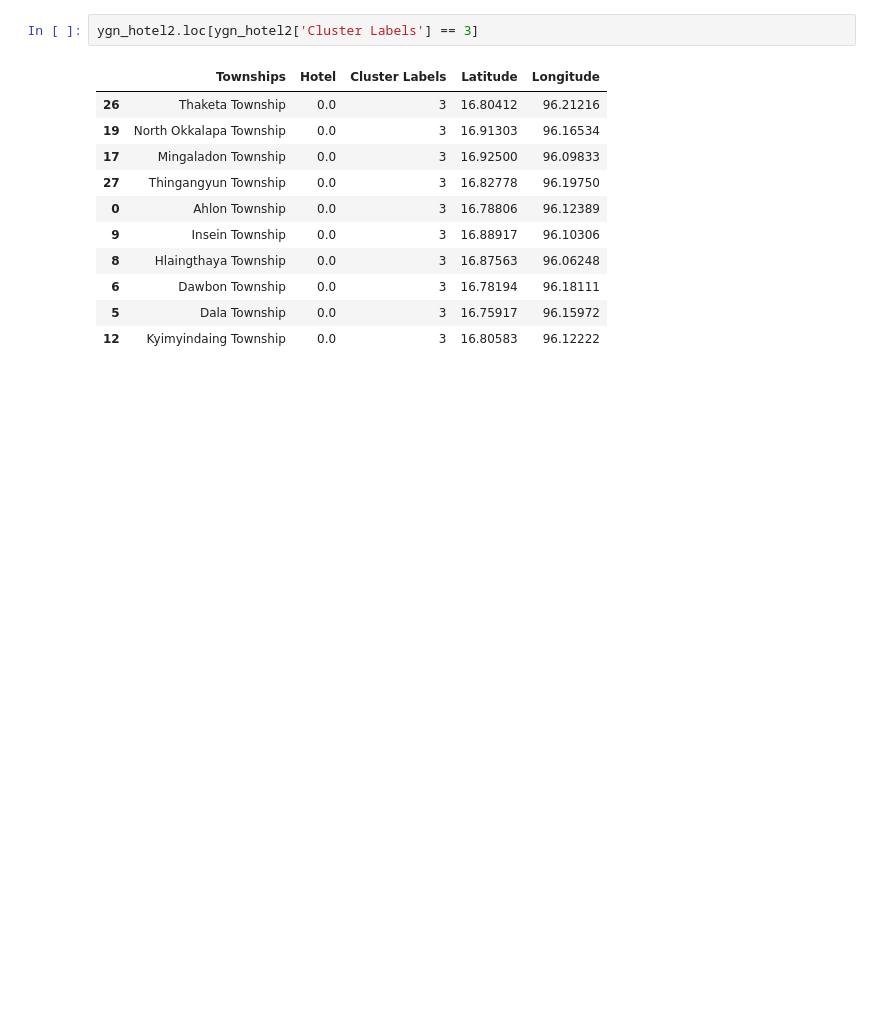
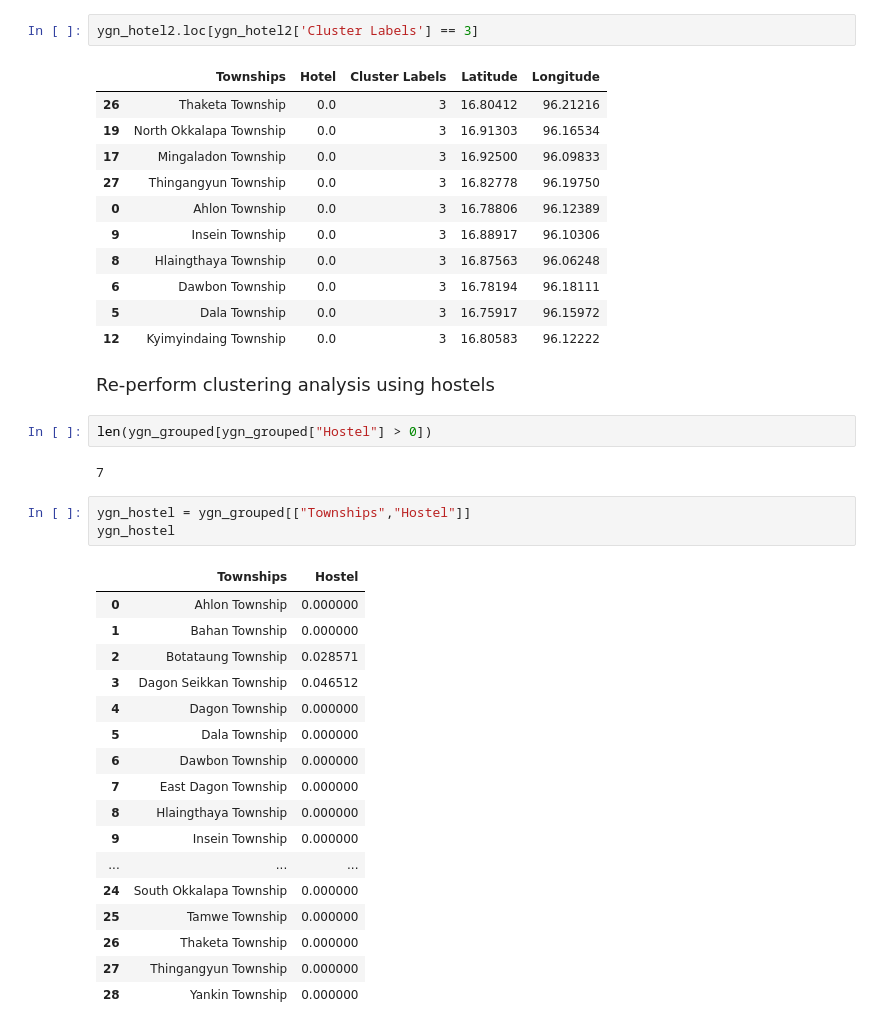
Before and after one commit to HANXIANGCHAN/coursera-capstone-project, a Jupyter notebook: Coursera Capstone Project.ipynb, the cells around one changed output. Drawn from its saved outputs; the diff is of its cells as text; blank space fills up the shorter version.

```diff
--- a/Coursera Capstone Project.ipynb
+++ b/Coursera Capstone Project.ipynb
@@ -516,3 +516,30 @@ ygn_hotel2.loc[ygn_hotel2['Cluster Labels'] == 3]
 | 6 | Dawbon Township | 0.0 | 3 | 16.78194 | 96.18111 |
 | 5 | Dala Township | 0.0 | 3 | 16.75917 | 96.15972 |
 | 12 | Kyimyindaing Township | 0.0 | 3 | 16.80583 | 96.12222 |
+# %% [markdown]
+<font size="4">Re-perform clustering analysis using hostels</font>
+# %%
+len(ygn_grouped[ygn_grouped["Hostel"] > 0])
+# %% [output]
+7
+# %%
+ygn_hostel = ygn_grouped[["Townships","Hostel"]]
+ygn_hostel
+# %% [output]
+|  | Townships | Hostel |
+| 0 | Ahlon Township | 0.000000 |
+| 1 | Bahan Township | 0.000000 |
+| 2 | Botataung Township | 0.028571 |
+| 3 | Dagon Seikkan Township | 0.046512 |
+| 4 | Dagon Township | 0.000000 |
+| 5 | Dala Township | 0.000000 |
+| 6 | Dawbon Township | 0.000000 |
+| 7 | East Dagon Township | 0.000000 |
+| 8 | Hlaingthaya Township | 0.000000 |
+| 9 | Insein Township | 0.000000 |
+| ... | ... | ... |
+| 24 | South Okkalapa Township | 0.000000 |
+| 25 | Tamwe Township | 0.000000 |
+| 26 | Thaketa Township | 0.000000 |
+| 27 | Thingangyun Township | 0.000000 |
+| 28 | Yankin Township | 0.000000 |
```
Also changed, not shown: parts of 7 cells of this notebook.
